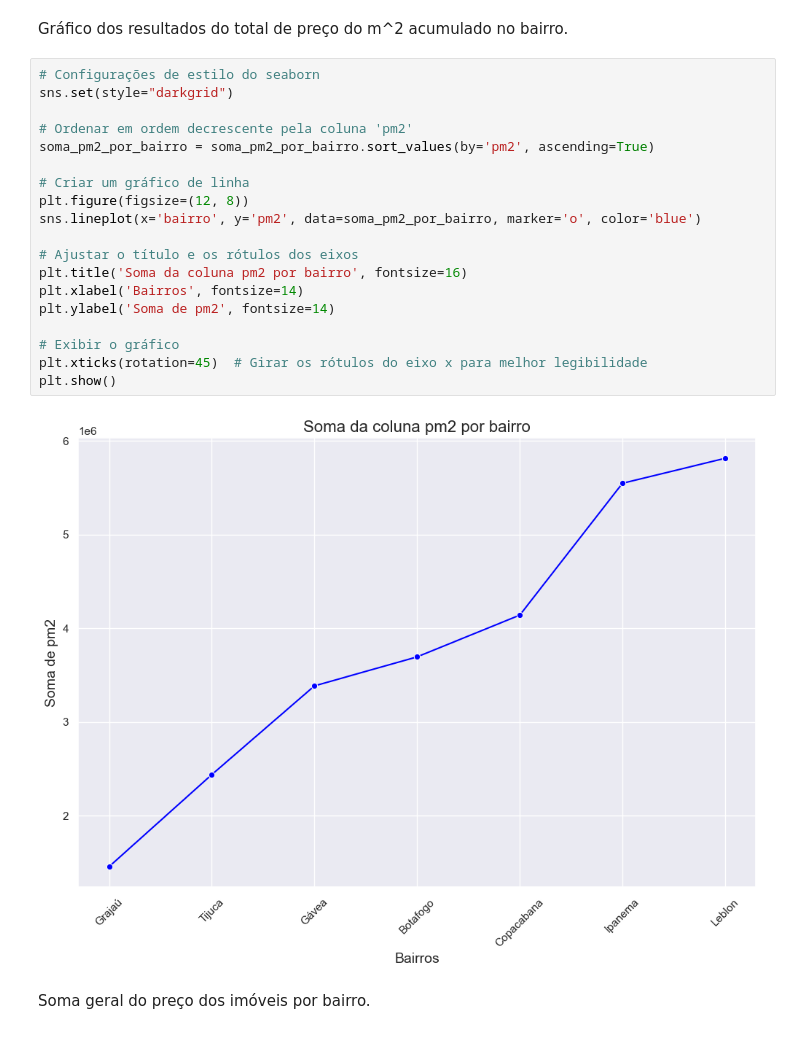
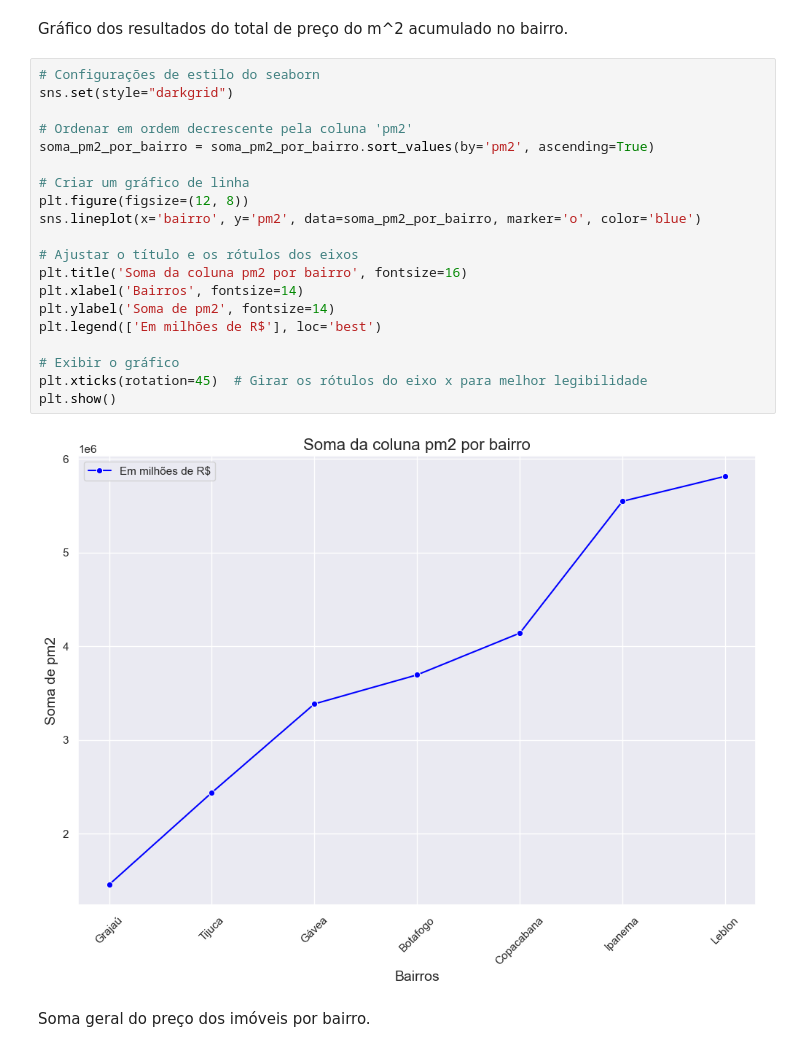
Before and after one commit to GaboRamalho/Data-Science, a Jupyter notebook: AV2/imobRJ.ipynb, the cells around one changed output. Saved outputs shown, nothing was run; the diff lists cells and outputs as text.

```diff
--- a/AV2/imobRJ.ipynb
+++ b/AV2/imobRJ.ipynb
@@ -163,24 +163,25 @@ Gráfico dos resultados do total de preço do m^2 acumulado no bairro.
 # %%
 # Configurações de estilo do seaborn
 sns.set(style="darkgrid")
 
 # Ordenar em ordem decrescente pela coluna 'pm2'
 soma_pm2_por_bairro = soma_pm2_por_bairro.sort_values(by='pm2', ascending=True)
 
 # Criar um gráfico de linha
 plt.figure(figsize=(12, 8))
 sns.lineplot(x='bairro', y='pm2', data=soma_pm2_por_bairro, marker='o', color='blue')
 
 # Ajustar o título e os rótulos dos eixos
 plt.title('Soma da coluna pm2 por bairro', fontsize=16)
 plt.xlabel('Bairros', fontsize=14)
 plt.ylabel('Soma de pm2', fontsize=14)
+plt.legend(['Em milhões de R$'], loc='best')
 
 # Exibir o gráfico
 plt.xticks(rotation=45)  # Girar os rótulos do eixo x para melhor legibilidade
 plt.show()
 # %% [output]
-[figure, old version]
+[figure, new version]
 # %% [markdown]
 Soma geral do preço dos imóveis por bairro.
 # %%
```
Also changed, not shown: parts of 2 cells of this notebook.
